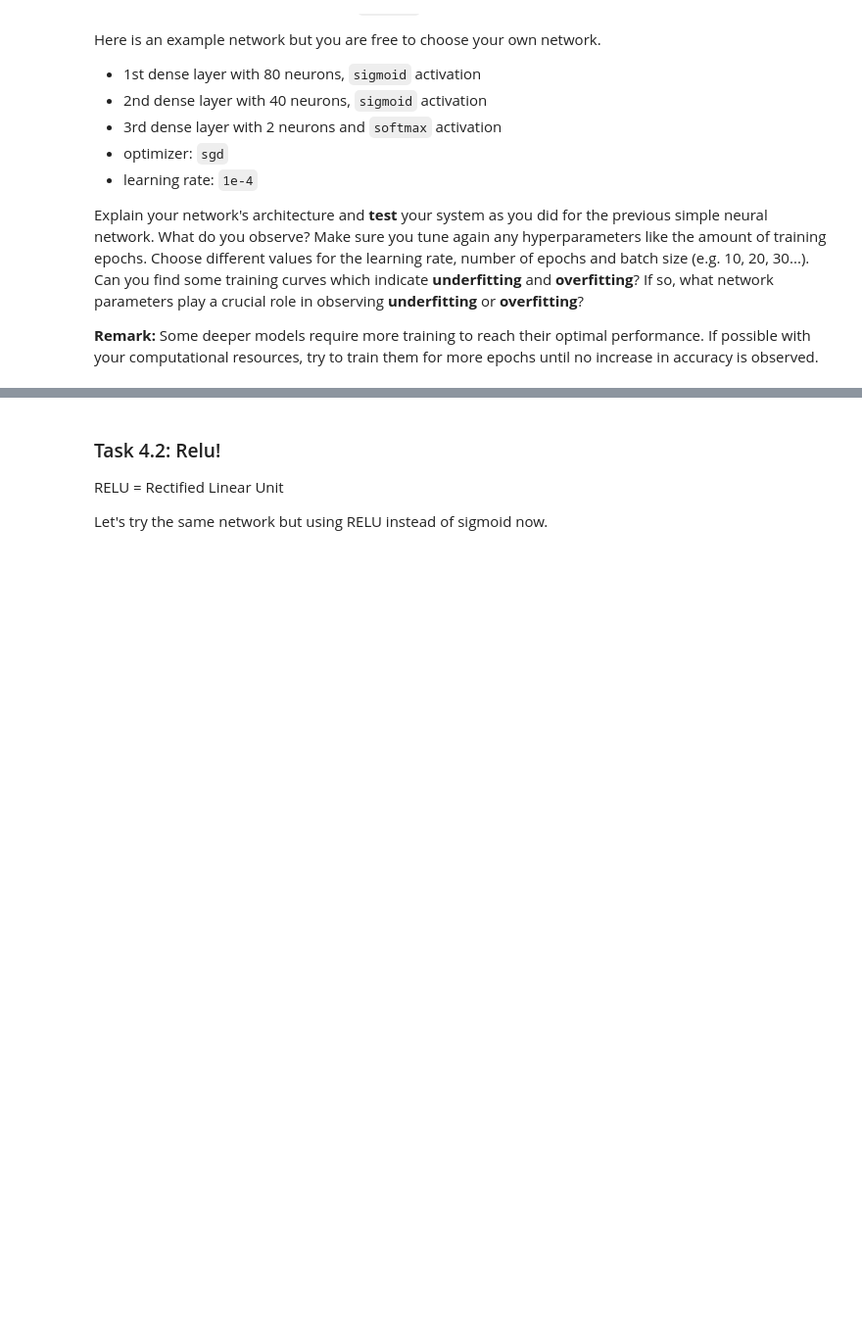
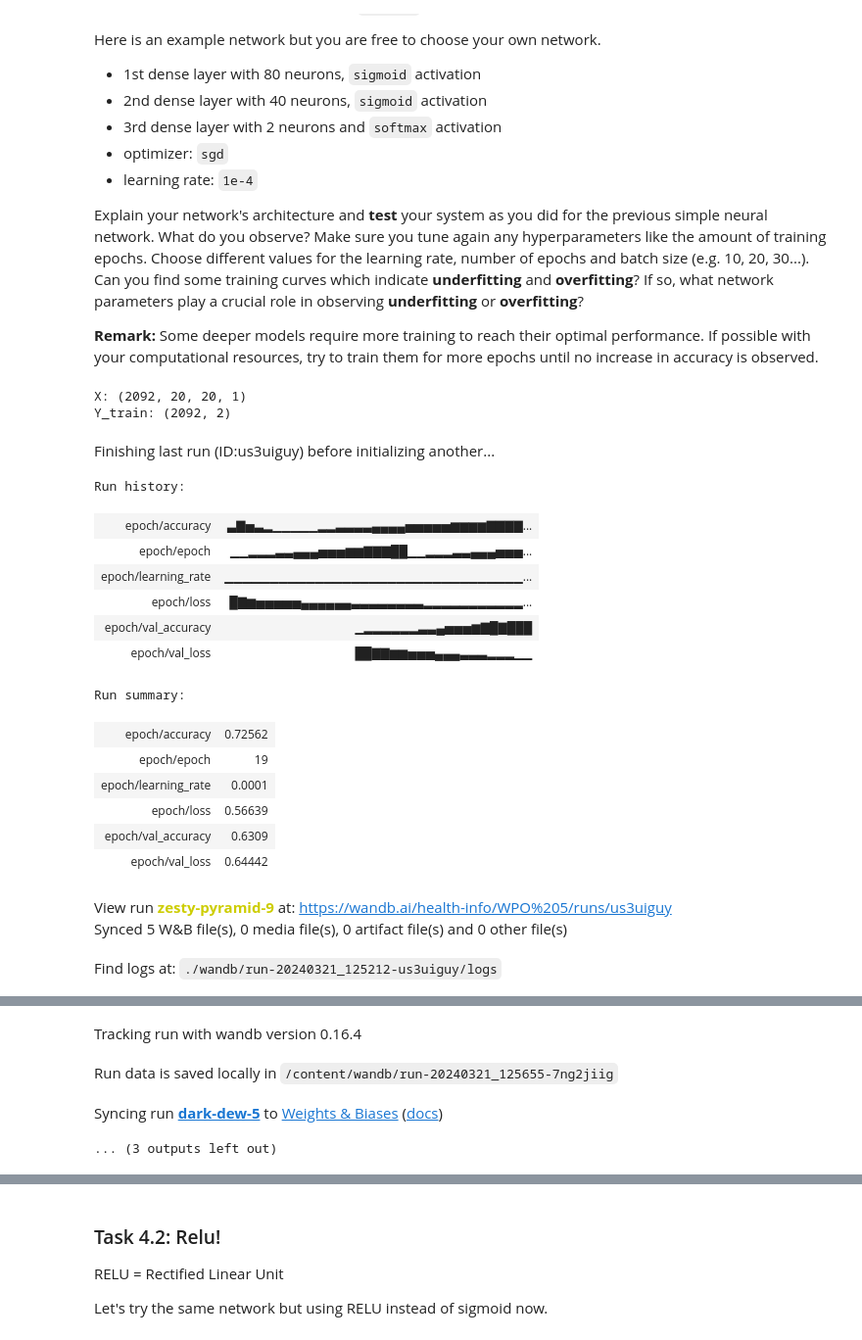
Before and after one commit to cesarz10/Health-Information, a Jupyter notebook: WPO-5/WPO5_AlineJacquart_CesarZapata_2024.ipynb, the cells around one changed output, grey strips where cells are left out. Shown at 98% size. Saved outputs shown, nothing was run; the diff lists cells and outputs as text; code cells hidden in the pictures; blank space fills up the shorter version.

```diff
--- a/WPO-5/WPO5_AlineJacquart_CesarZapata_2024.ipynb
+++ b/WPO-5/WPO5_AlineJacquart_CesarZapata_2024.ipynb
@@ -579,0 +554,40 @@ Explain your network's architecture and **test** your system as you did for the
+# %%
+# Code for Part 2: Task 4.1
+print(f"X: {X.shape}\nY_train: {Y_train.shape}")
+
+model1 = keras.Sequential()
+#[ ]
+model1.add(keras.layers.Flatten(input_shape=(20, 20, 1)))
+model1.add(keras.layers.Dense(80, activation='sigmoid'))
+model1.add(keras.layers.Dense(40, activation='sigmoid')) # is the output the number of categories (positive and negative for nodules)?
+model1.add(keras.layers.Dense(2, activation='softmax'))
+# model.compile(optimizer='sgd', loss='categorical_crossentropy', metrics='accuracy')
+model1.compile(optimizer = keras.optimizers.SGD(learning_rate=1e-2), loss='categorical_crossentropy', metrics='accuracy')
+wandb.init(project='WPO 5 task 4.1')
+model1.fit(X, Y_train, epochs = 20, callbacks=[WandbMetricsLogger()], batch_size=8)
+# To automatically integrate wandb in your Keras model.fit function,
+#model.fit(X_train, Y_train, epochs = 10)
+model1.summary()
+
+history = model1.fit(X, Y_train, epochs=20, validation_data=(X_val, Y_test), callbacks=[WandbMetricsLogger()], batch_size=8)
+# %% [output]
+X: (2092, 20, 20, 1)
+Y_train: (2092, 2)
+Finishing last run (ID:us3uiguy) before initializing another...
+Run history:
+| epoch/accuracy | ▃▇▅▃▂▁▁▁▁▁▂▂▃▃▃▃▄▄▄▄▅▅▅▅▅▆▆▆▆▇▇▇▇... |
+| epoch/epoch | ▁▁▂▂▂▃▃▄▄▄▅▅▅▆▆▇▇▇██▁▁▂▂▂▃▃▄▄▄▅▅▅... |
+| epoch/learning_rate | ▁▁▁▁▁▁▁▁▁▁▁▁▁▁▁▁▁▁▁▁▁▁▁▁▁▁▁▁▁▁▁▁▁... |
+| epoch/loss | █▇▆▅▅▅▅▅▄▄▄▄▄▄▃▃▃▃▃▃▃▃▂▂▂▂▂▂▂▂▂▂▂... |
+| epoch/val_accuracy | ▁▂▂▂▂▂▂▃▃▄▅▅▅▆▇█▇███ |
+| epoch/val_loss | ██▇▇▆▆▅▅▅▄▄▄▃▃▃▂▂▂▁▁ |
+Run summary:
+| epoch/accuracy | 0.72562 |
+| epoch/epoch | 19 |
+| epoch/learning_rate | 0.0001 |
+| epoch/loss | 0.56639 |
+| epoch/val_accuracy | 0.6309 |
+| epoch/val_loss | 0.64442 |
+View run zesty-pyramid-9 at: https://wandb.ai/health-info/WPO%205/runs/us3uiguy
+Synced 5 W&B file(s), 0 media file(s), 0 artifact file(s) and 0 other file(s)
+Find logs at: ./wandb/run-20240321_125212-us3uiguy/logs
@@ -579,0 +595,4 @@ Explain your network's architecture and **test** your system as you did for the
+Tracking run with wandb version 0.16.4
+Run data is saved locally in /content/wandb/run-20240321_125655-7ng2jiig
+Syncing run dark-dew-5 to Weights & Biases (docs)
+... (3 outputs left out)
```
Also changed, not shown: parts of 11 cells of this notebook.
